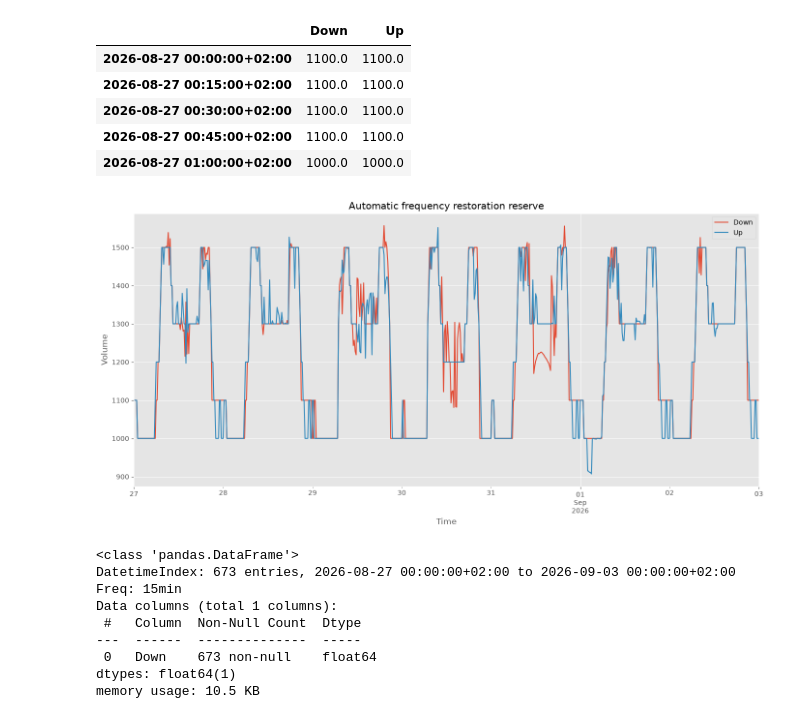
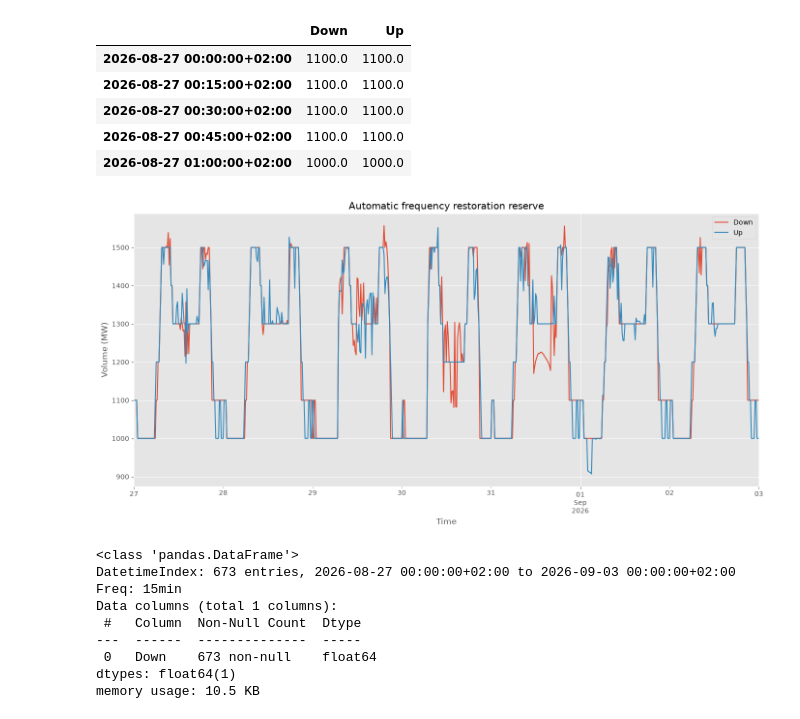
Before and after one commit to DianaDorobantu/electricity-market-brief, a Jupyter notebook: entsoe_data_categories/balancing.ipynb, the cells around one changed output. Cells and saved outputs as stored; diff of their text form; code cells hidden in the pictures.

```diff
--- a/entsoe_data_categories/balancing.ipynb
+++ b/entsoe_data_categories/balancing.ipynb
@@ -368,16 +374,16 @@ aFRR_daily.head()
 # %%
 fig, ax = plt.subplots(figsize=(14, 7))
 
 aFRR_daily.plot(ax=ax)
 
 ax.set_title("Automatic frequency restoration reserve")
 ax.set_xlabel("Time")
-ax.set_ylabel("Volume")
+ax.set_ylabel("Volume (MW)")
 
 fig.tight_layout()
 plt.show()
 # %% [output]
-[figure, old version]
+[figure, new version]
 # %%
 mFRR_monthly=entsoe_client.query_contracted_reserve_amount(
     country_code=country_code,
```
Also changed, not shown: parts of 6 cells of this notebook.
